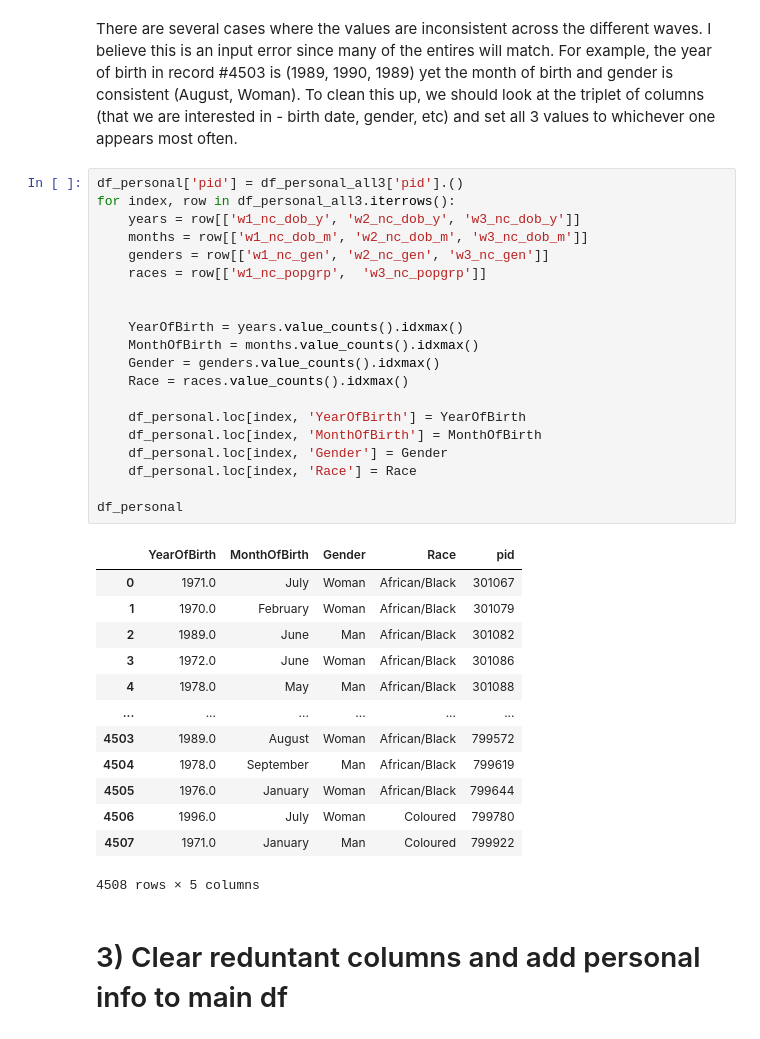
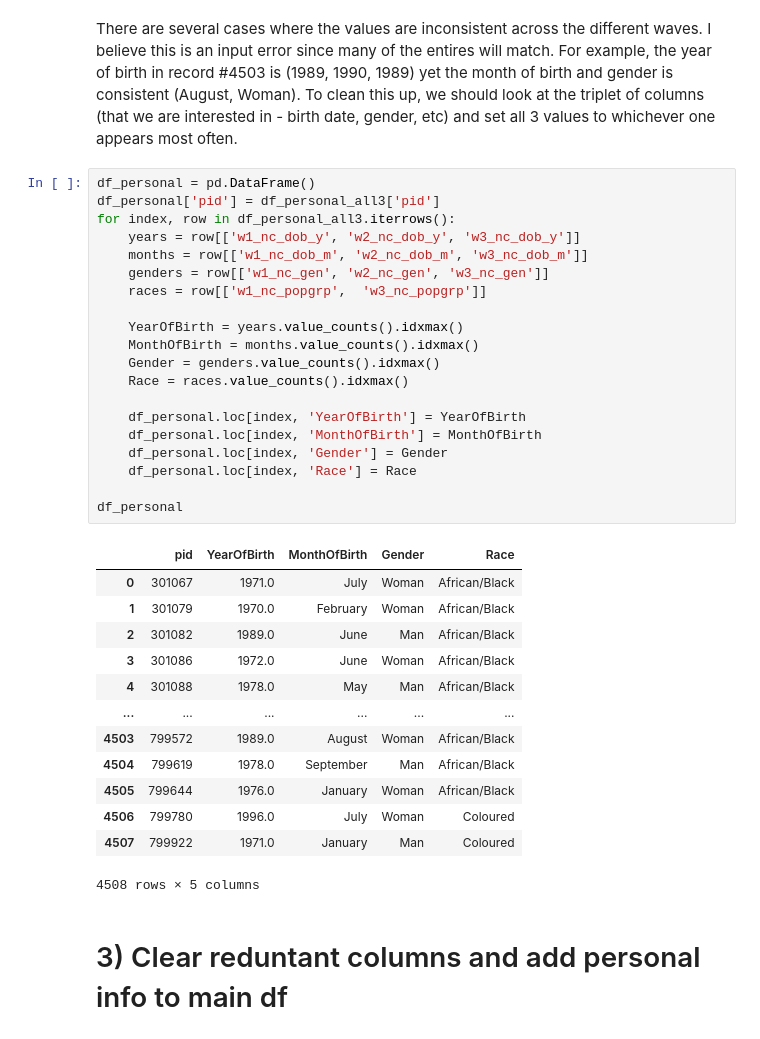
Before and after one commit to BrentonBudler/DAEProject2021, a Jupyter notebook: Dino/Wave2.ipynb, the cells around one changed output. Cells and saved outputs as stored; diff of their text form.

```diff
--- a/Dino/Wave2.ipynb
+++ b/Dino/Wave2.ipynb
@@ -91,38 +103,38 @@ df_personal_all3
 There are several cases where the values are inconsistent across the different waves. I believe this is an input error since many of the entires will match. For example, the year of birth in record #4503 is (1989, 1990, 1989) yet the month of birth and gender is consistent (August, Woman).
 To clean this up, we should look at the triplet of columns (that we are interested in - birth date, gender, etc) and set all 3 values to whichever one appears most often.
 # %%
-df_personal['pid'] = df_personal_all3['pid'].()
+df_personal = pd.DataFrame()
+df_personal['pid'] = df_personal_all3['pid']
 for index, row in df_personal_all3.iterrows():
     years = row[['w1_nc_dob_y', 'w2_nc_dob_y', 'w3_nc_dob_y']]
     months = row[['w1_nc_dob_m', 'w2_nc_dob_m', 'w3_nc_dob_m']]
     genders = row[['w1_nc_gen', 'w2_nc_gen', 'w3_nc_gen']]
     races = row[['w1_nc_popgrp',  'w3_nc_popgrp']]
-
 
     YearOfBirth = years.value_counts().idxmax()
     MonthOfBirth = months.value_counts().idxmax()
     Gender = genders.value_counts().idxmax()
     Race = races.value_counts().idxmax()
 
     df_personal.loc[index, 'YearOfBirth'] = YearOfBirth
     df_personal.loc[index, 'MonthOfBirth'] = MonthOfBirth
     df_personal.loc[index, 'Gender'] = Gender
     df_personal.loc[index, 'Race'] = Race
 
 df_personal
 # %% [output]
-|  | YearOfBirth | MonthOfBirth | Gender | Race | pid |
-| 0 | 1971.0 | July | Woman | African/Black | 301067 |
-| 1 | 1970.0 | February | Woman | African/Black | 301079 |
-| 2 | 1989.0 | June | Man | African/Black | 301082 |
-| 3 | 1972.0 | June | Woman | African/Black | 301086 |
-| 4 | 1978.0 | May | Man | African/Black | 301088 |
+|  | pid | YearOfBirth | MonthOfBirth | Gender | Race |
+| 0 | 301067 | 1971.0 | July | Woman | African/Black |
+| 1 | 301079 | 1970.0 | February | Woman | African/Black |
+| 2 | 301082 | 1989.0 | June | Man | African/Black |
+| 3 | 301086 | 1972.0 | June | Woman | African/Black |
+| 4 | 301088 | 1978.0 | May | Man | African/Black |
 | ... | ... | ... | ... | ... | ... |
-| 4503 | 1989.0 | August | Woman | African/Black | 799572 |
-| 4504 | 1978.0 | September | Man | African/Black | 799619 |
-| 4505 | 1976.0 | January | Woman | African/Black | 799644 |
-| 4506 | 1996.0 | July | Woman | Coloured | 799780 |
-| 4507 | 1971.0 | January | Man | Coloured | 799922 |
+| 4503 | 799572 | 1989.0 | August | Woman | African/Black |
+| 4504 | 799619 | 1978.0 | September | Man | African/Black |
+| 4505 | 799644 | 1976.0 | January | Woman | African/Black |
+| 4506 | 799780 | 1996.0 | July | Woman | Coloured |
+| 4507 | 799922 | 1971.0 | January | Man | Coloured |
 4508 rows × 5 columns
 # %% [markdown]
 # 3) Clear reduntant columns and add personal info to main df
```
Also changed, not shown: parts of 11 cells of this notebook, 7 other files.
